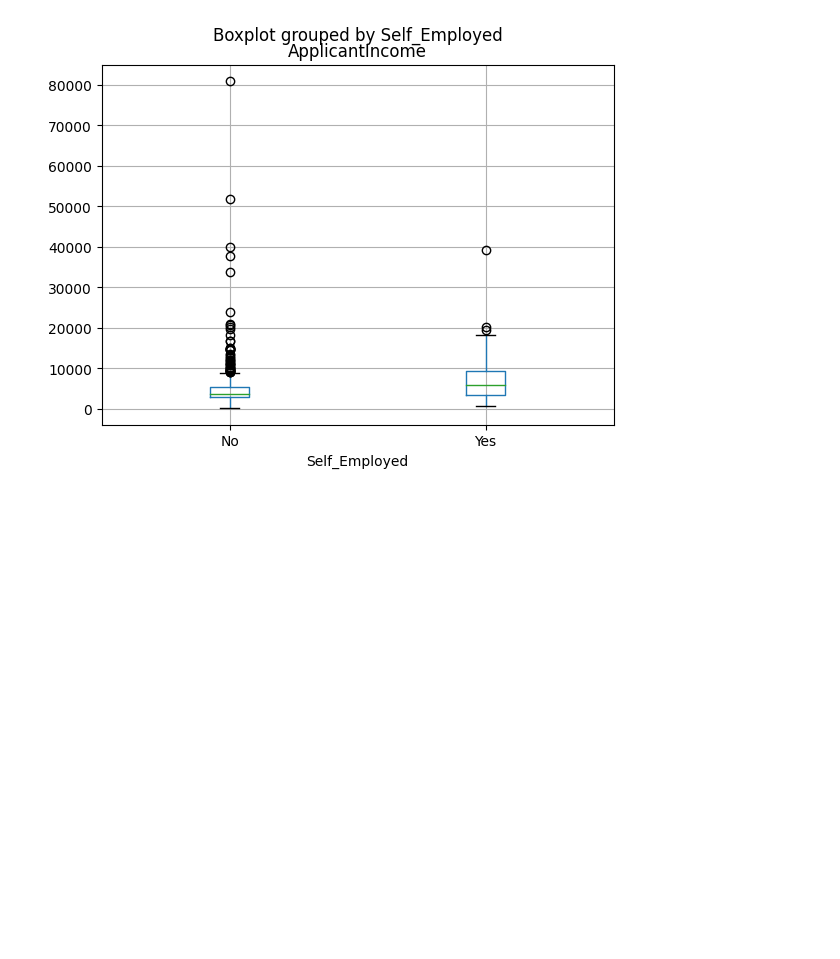
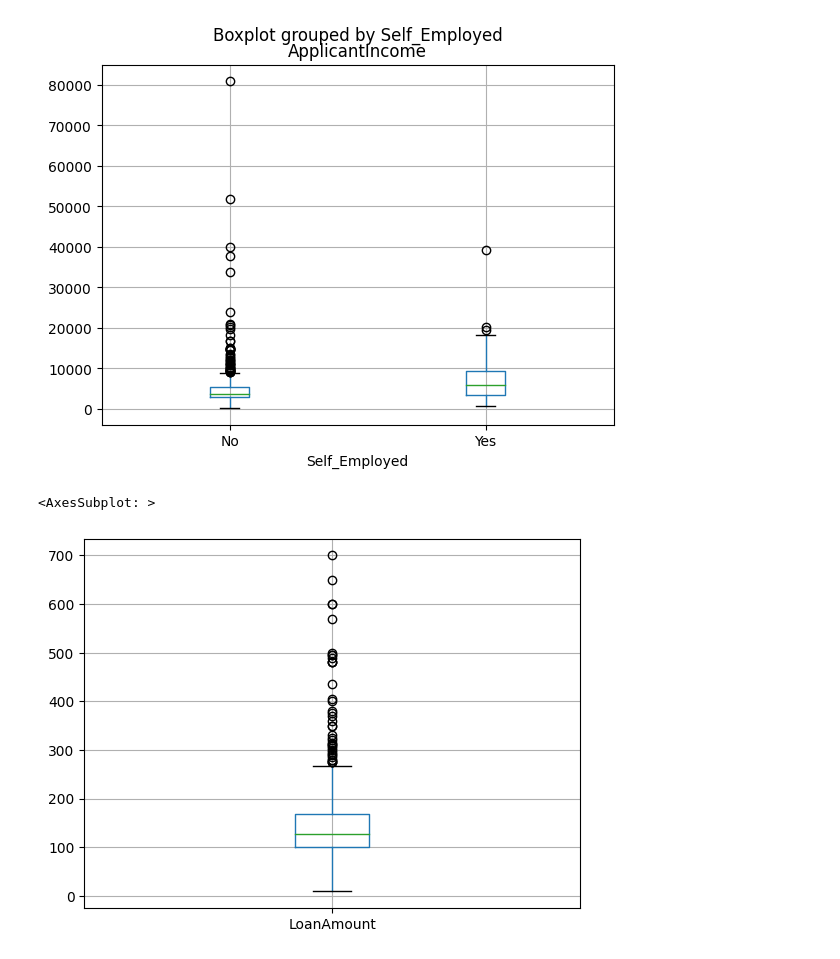
Before and after one commit to zyn20/CodeClause_Loan_Prediction, a Jupyter notebook: Loan_Prediction_ML.ipynb, the cells around one changed output. Drawn from its saved outputs; the diff is of its cells as text; code cells hidden in the pictures; blank space fills up the shorter version.

```diff
--- a/Loan_Prediction_ML.ipynb
+++ b/Loan_Prediction_ML.ipynb
@@ -98,3 +98,9 @@ dataset.boxplot(column='ApplicantIncome' , by='Self_Employed')
 # %% [output]
 <AxesSubplot: title={'center': 'ApplicantIncome'}, xlabel='Self_Employed'>
 [figure]
+# %%
+#Here we have Same situation as we have outliers
+dataset.boxplot(column='LoanAmount')
+# %% [output]
+<AxesSubplot: >
+[figure, added]
```
Also changed, not shown: parts of 24 cells of this notebook.
